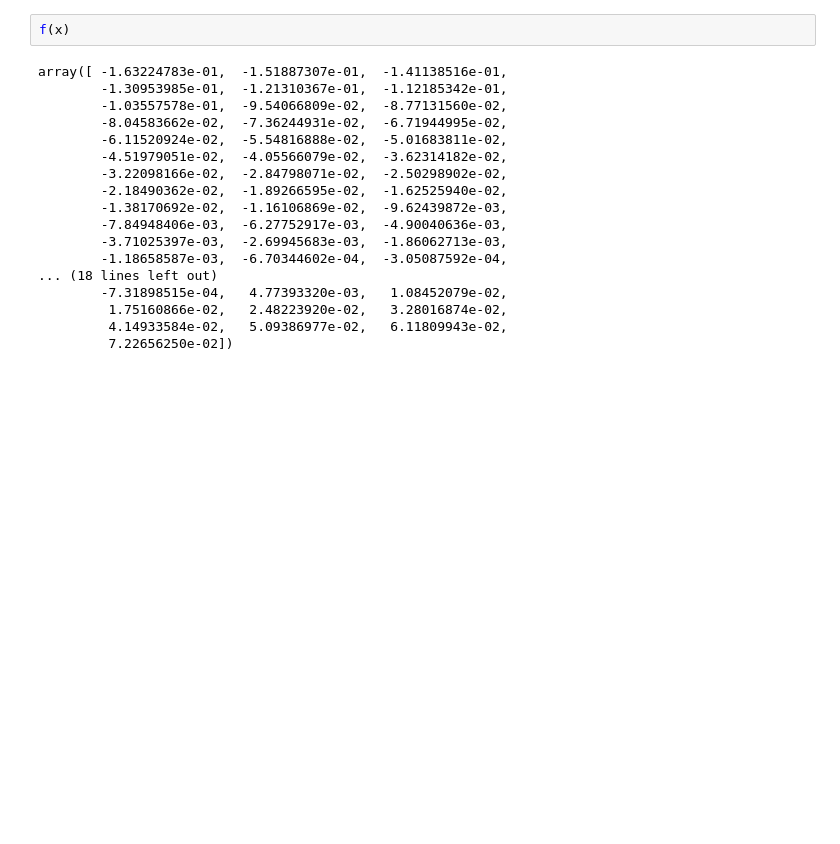
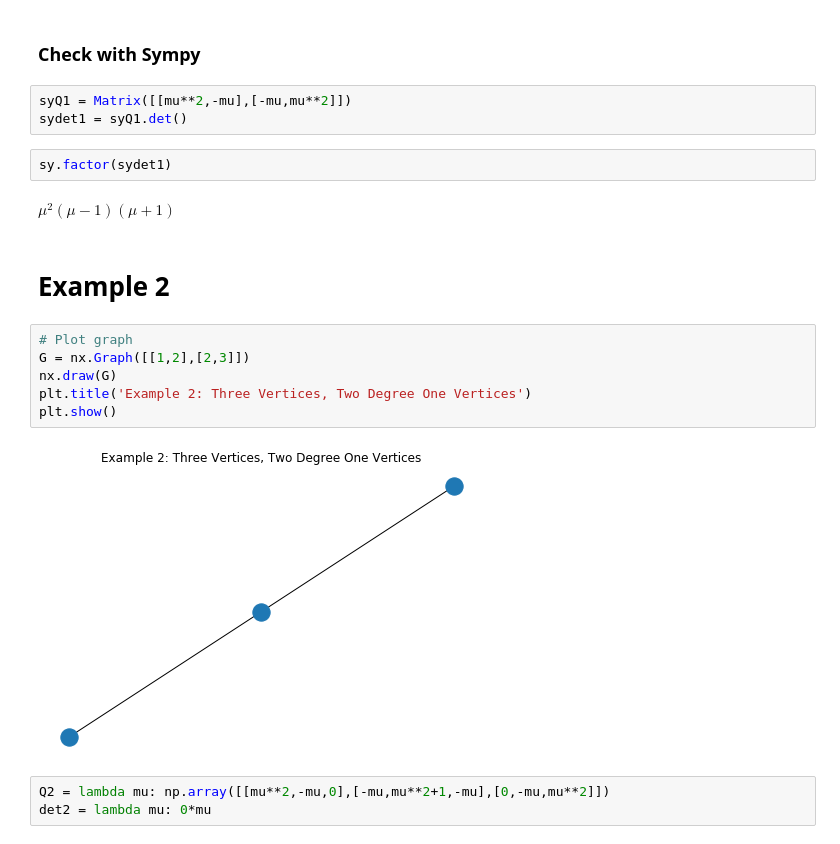
Before and after one commit to cglover13/research, a Jupyter notebook: Kempton/nullspace.ipynb, the cells around one changed output. Saved outputs shown, nothing was run; the diff lists cells and outputs as text; blank space fills up the shorter version.

```diff
--- a/Kempton/nullspace.ipynb
+++ b/Kempton/nullspace.ipynb
@@ -15,20 +34,22 @@ plt.show()
-# %%
-f(x)
-# %% [output]
-array([ -1.63224783e-01,  -1.51887307e-01,  -1.41138516e-01,
-        -1.30953985e-01,  -1.21310367e-01,  -1.12185342e-01,
-        -1.03557578e-01,  -9.54066809e-02,  -8.77131560e-02,
-        -8.04583662e-02,  -7.36244931e-02,  -6.71944995e-02,
-        -6.11520924e-02,  -5.54816888e-02,  -5.01683811e-02,
-        -4.51979051e-02,  -4.05566079e-02,  -3.62314182e-02,
-        -3.22098166e-02,  -2.84798071e-02,  -2.50298902e-02,
-        -2.18490362e-02,  -1.89266595e-02,  -1.62525940e-02,
-        -1.38170692e-02,  -1.16106869e-02,  -9.62439872e-03,
-        -7.84948406e-03,  -6.27752917e-03,  -4.90040636e-03,
-        -3.71025397e-03,  -2.69945683e-03,  -1.86062713e-03,
-        -1.18658587e-03,  -6.70344602e-04,  -3.05087592e-04,
-... (18 lines left out)
-        -7.31898515e-04,   4.77393320e-03,   1.08452079e-02,
-         1.75160866e-02,   2.48223920e-02,   3.28016874e-02,
-         4.14933584e-02,   5.09386977e-02,   6.11809943e-02,
-         7.22656250e-02])
+# %% [markdown]
+### Check with Sympy
+# %%
+syQ1 = Matrix([[mu**2,-mu],[-mu,mu**2]])
+sydet1 = syQ1.det()
+# %%
+sy.factor(sydet1)
+# %% [output]
+$\displaystyle \mu^{2} \left(\mu - 1\right) \left(\mu + 1\right)$
+# %% [markdown]
+# Example 2
+# %%
+# Plot graph
+G = nx.Graph([[1,2],[2,3]])
+nx.draw(G)
+plt.title('Example 2: Three Vertices, Two Degree One Vertices')
+plt.show()
+# %% [output]
+[figure, added]
+# %%
+Q2 = lambda mu: np.array([[mu**2,-mu,0],[-mu,mu**2+1,-mu],[0,-mu,mu**2]])
+det2 = lambda mu: 0*mu
```
Also changed, not shown: parts of 16 cells of this notebook.
